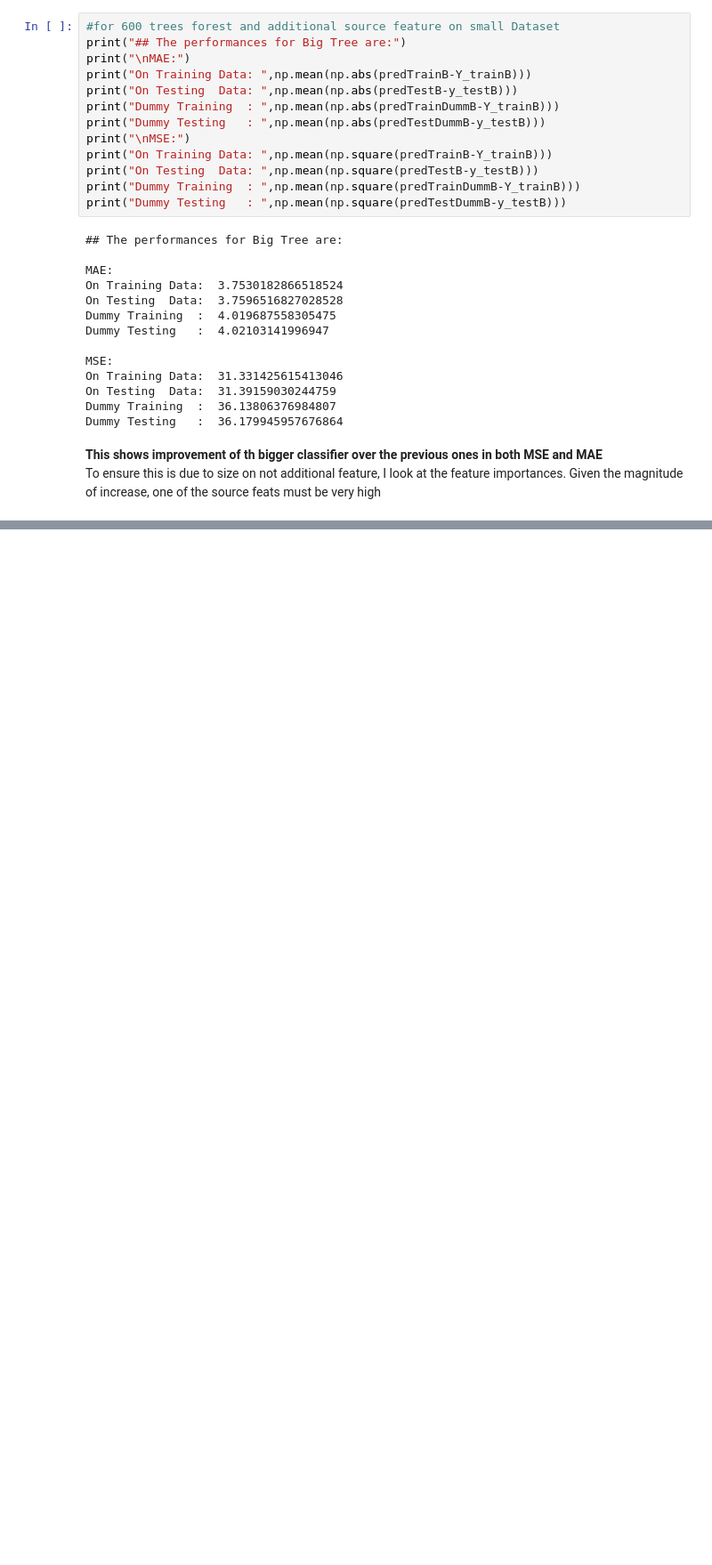
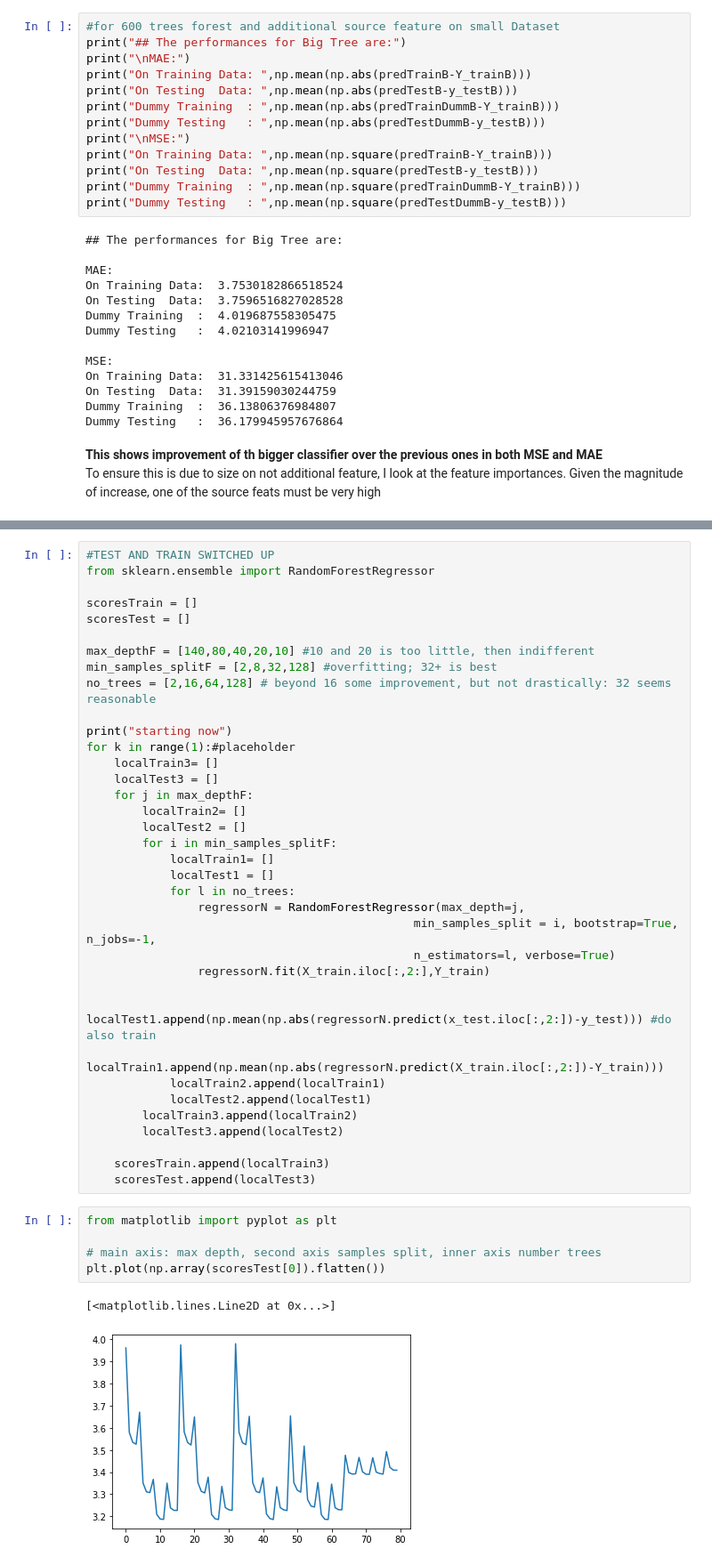
Before and after one commit to stefanhuber1510/marbleProject, a Jupyter notebook: scoring/secondScoringTest.ipynb, the cells around one changed output, grey strips where cells are left out. Shown at 89% size. Cells and saved outputs as stored; diff of their text form; blank space fills up the shorter version.

Commit message:
implemented better RFs also in second Scoring Test

```diff
--- a/scoring/secondScoringTest.ipynb
+++ b/scoring/secondScoringTest.ipynb
@@ -615,0 +622,44 @@ Use Keys & Cell Line Profiles
+# %%
+#TEST AND TRAIN SWITCHED UP
+from sklearn.ensemble import RandomForestRegressor
+
+scoresTrain = []
+scoresTest = []
+
+max_depthF = [140,80,40,20,10] #10 and 20 is too little, then indifferent
+min_samples_splitF = [2,8,32,128] #overfitting; 32+ is best
+no_trees = [2,16,64,128] # beyond 16 some improvement, but not drastically: 32 seems reasonable
+
+print("starting now")
+for k in range(1):#placeholder
+    localTrain3= []
+    localTest3 = []
+    for j in max_depthF:
+        localTrain2= []
+        localTest2 = []
+        for i in min_samples_splitF:
+            localTrain1= []
+            localTest1 = []
+            for l in no_trees:
+                regressorN = RandomForestRegressor(max_depth=j,
+                                               min_samples_split = i, bootstrap=True, n_jobs=-1,
+                                               n_estimators=l, verbose=True)
+                regressorN.fit(X_train.iloc[:,2:],Y_train)
+
+                localTest1.append(np.mean(np.abs(regressorN.predict(x_test.iloc[:,2:])-y_test))) #do also train
+                localTrain1.append(np.mean(np.abs(regressorN.predict(X_train.iloc[:,2:])-Y_train)))
+            localTrain2.append(localTrain1)
+            localTest2.append(localTest1)
+        localTrain3.append(localTrain2)
+        localTest3.append(localTest2)
+
+    scoresTrain.append(localTrain3)
+    scoresTest.append(localTest3)
+# %%
+from matplotlib import pyplot as plt
+
+# main axis: max depth, second axis samples split, inner axis number trees
+plt.plot(np.array(scoresTest[0]).flatten())
+# %% [output]
+[<matplotlib.lines.Line2D at 0x...>]
+[figure, added]
```
Also changed, not shown: parts of 12 cells of this notebook.
